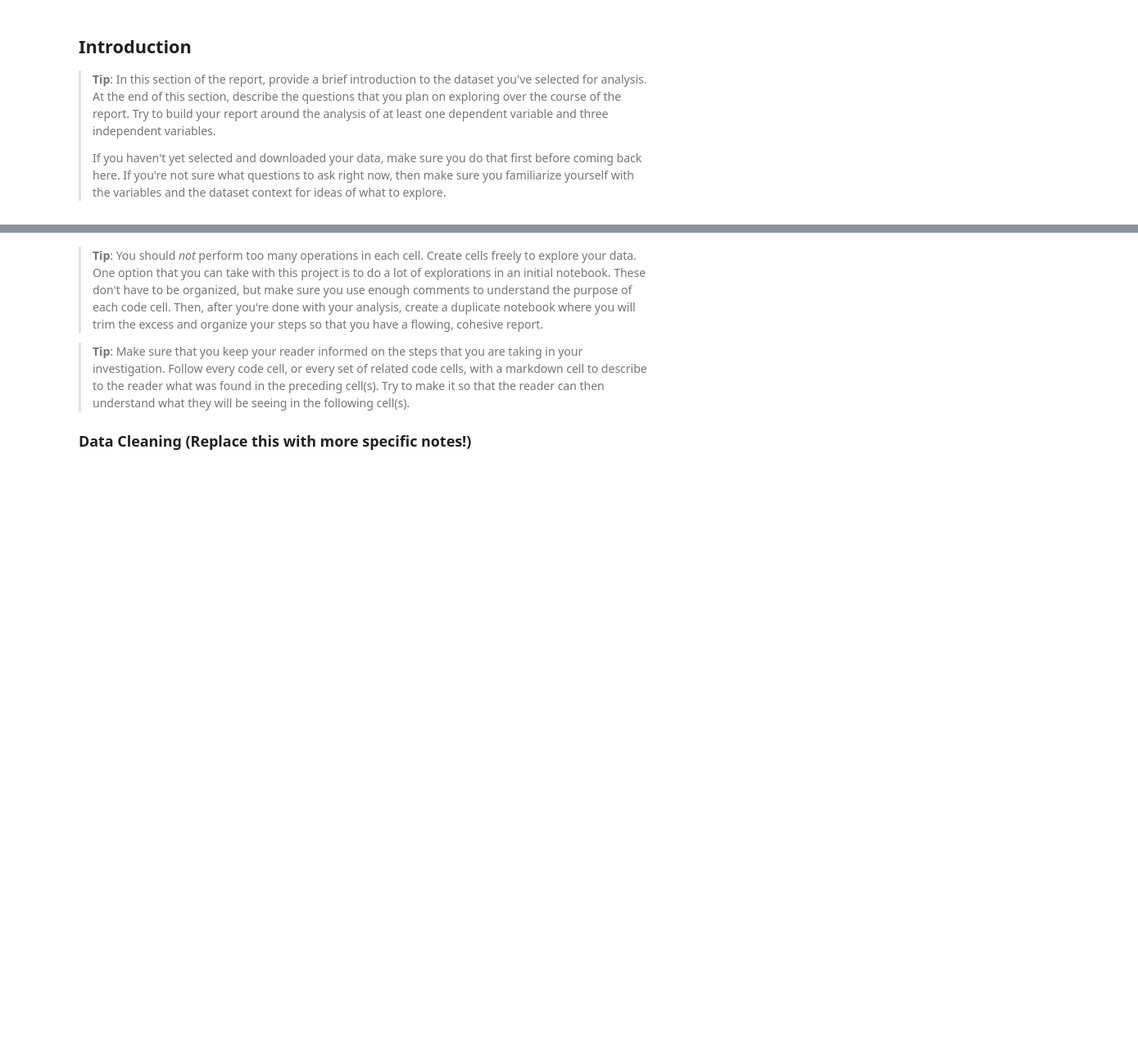
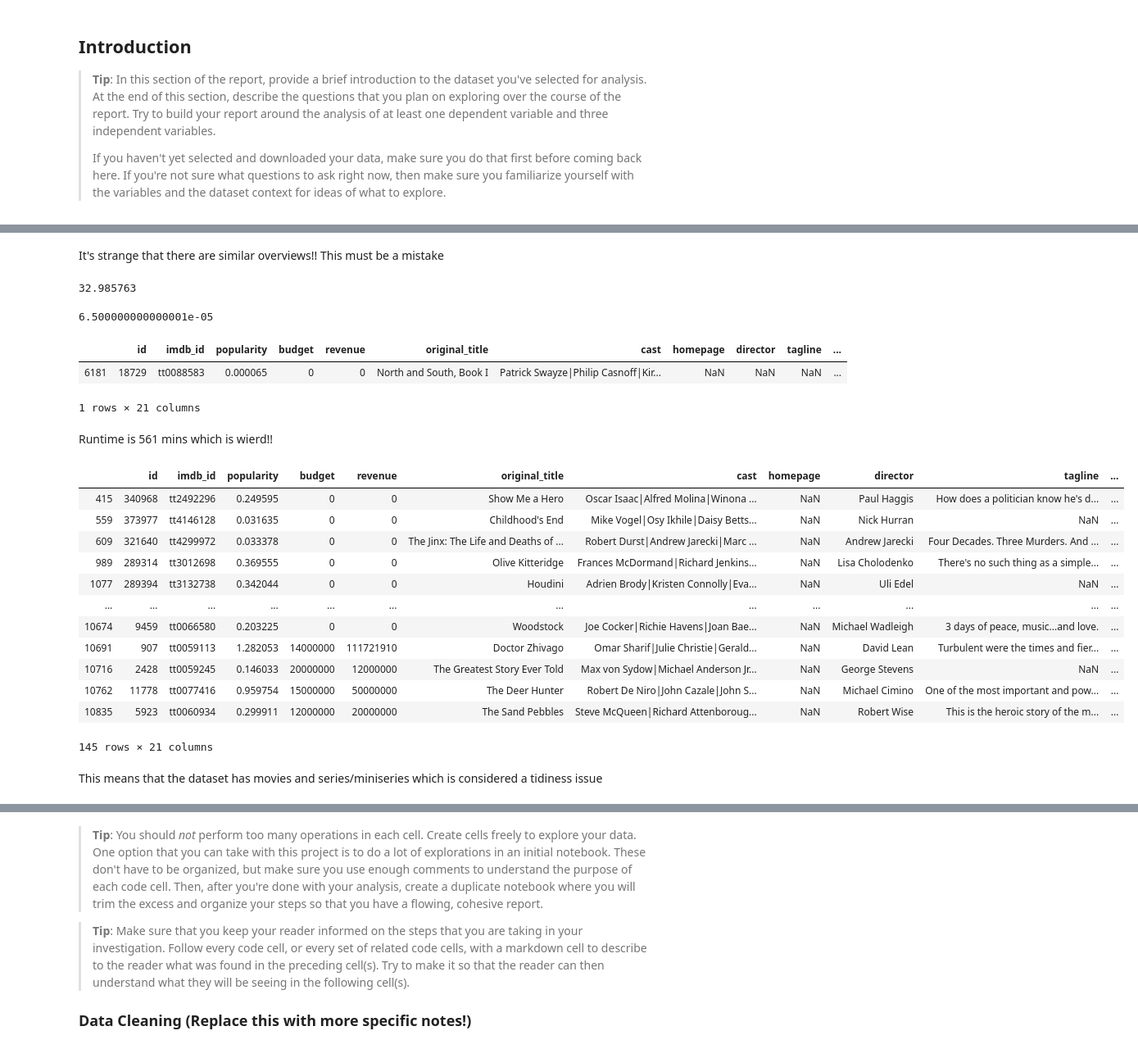
Before and after one commit to salma77/Investigating-data-from-TMDb, a Jupyter notebook: investigate-a-dataset-template.ipynb, the cells around one changed output, grey strips where cells are left out. Shown at 82% size. Cells and saved outputs as stored; diff of their text form; code cells hidden in the pictures; blank space fills up the shorter version.

```diff
--- a/investigate-a-dataset-template.ipynb
+++ b/investigate-a-dataset-template.ipynb
@@ -36,0 +250,37 @@
+# %% [markdown]
+It's strange that there are similar overviews!! This must be a mistake
+# %%
+#to get a sense of the range of popularity numbers
+df['popularity'].max()
+# %% [output]
+32.985763
+# %%
+df['popularity'].min()
+# %% [output]
+6.500000000000001e-05
+# %%
+df[df['popularity'] == df['popularity'].min()]
+# %% [output]
+|  | id | imdb_id | popularity | budget | revenue | original_title | cast | homepage | director | tagline | ... |
+| 6181 | 18729 | tt0088583 | 0.000065 | 0 | 0 | North and South, Book I | Patrick Swayze|Philip Casnoff|Kir... | NaN | NaN | NaN | ... |
+1 rows × 21 columns
+# %% [markdown]
+Runtime is 561 mins which is wierd!!
+# %%
+df[df['runtime'] >= 180]
+# %% [output]
+|  | id | imdb_id | popularity | budget | revenue | original_title | cast | homepage | director | tagline | ... |
+| 415 | 340968 | tt2492296 | 0.249595 | 0 | 0 | Show Me a Hero | Oscar Isaac|Alfred Molina|Winona ... | NaN | Paul Haggis | How does a politician know he's d... | ... |
+| 559 | 373977 | tt4146128 | 0.031635 | 0 | 0 | Childhood's End | Mike Vogel|Osy Ikhile|Daisy Betts... | NaN | Nick Hurran | NaN | ... |
+| 609 | 321640 | tt4299972 | 0.033378 | 0 | 0 | The Jinx: The Life and Deaths of ... | Robert Durst|Andrew Jarecki|Marc ... | NaN | Andrew Jarecki | Four Decades. Three Murders. And ... | ... |
+| 989 | 289314 | tt3012698 | 0.369555 | 0 | 0 | Olive Kitteridge | Frances McDormand|Richard Jenkins... | NaN | Lisa Cholodenko | There's no such thing as a simple... | ... |
+| 1077 | 289394 | tt3132738 | 0.342044 | 0 | 0 | Houdini | Adrien Brody|Kristen Connolly|Eva... | NaN | Uli Edel | NaN | ... |
+| ... | ... | ... | ... | ... | ... | ... | ... | ... | ... | ... | ... |
+| 10674 | 9459 | tt0066580 | 0.203225 | 0 | 0 | Woodstock | Joe Cocker|Richie Havens|Joan Bae... | NaN | Michael Wadleigh | 3 days of peace, music...and love. | ... |
+| 10691 | 907 | tt0059113 | 1.282053 | 14000000 | 111721910 | Doctor Zhivago | Omar Sharif|Julie Christie|Gerald... | NaN | David Lean | Turbulent were the times and fier... | ... |
+| 10716 | 2428 | tt0059245 | 0.146033 | 20000000 | 12000000 | The Greatest Story Ever Told | Max von Sydow|Michael Anderson Jr... | NaN | George Stevens | NaN | ... |
+| 10762 | 11778 | tt0077416 | 0.959754 | 15000000 | 50000000 | The Deer Hunter | Robert De Niro|John Cazale|John S... | NaN | Michael Cimino | One of the most important and pow... | ... |
+| 10835 | 5923 | tt0060934 | 0.299911 | 12000000 | 20000000 | The Sand Pebbles | Steve McQueen|Richard Attenboroug... | NaN | Robert Wise | This is the heroic story of the m... | ... |
+145 rows × 21 columns
+# %% [markdown]
+This means that the dataset has movies and series/miniseries which is considered a tidiness issue
```
Also changed, not shown: parts of 42 cells of this notebook.
